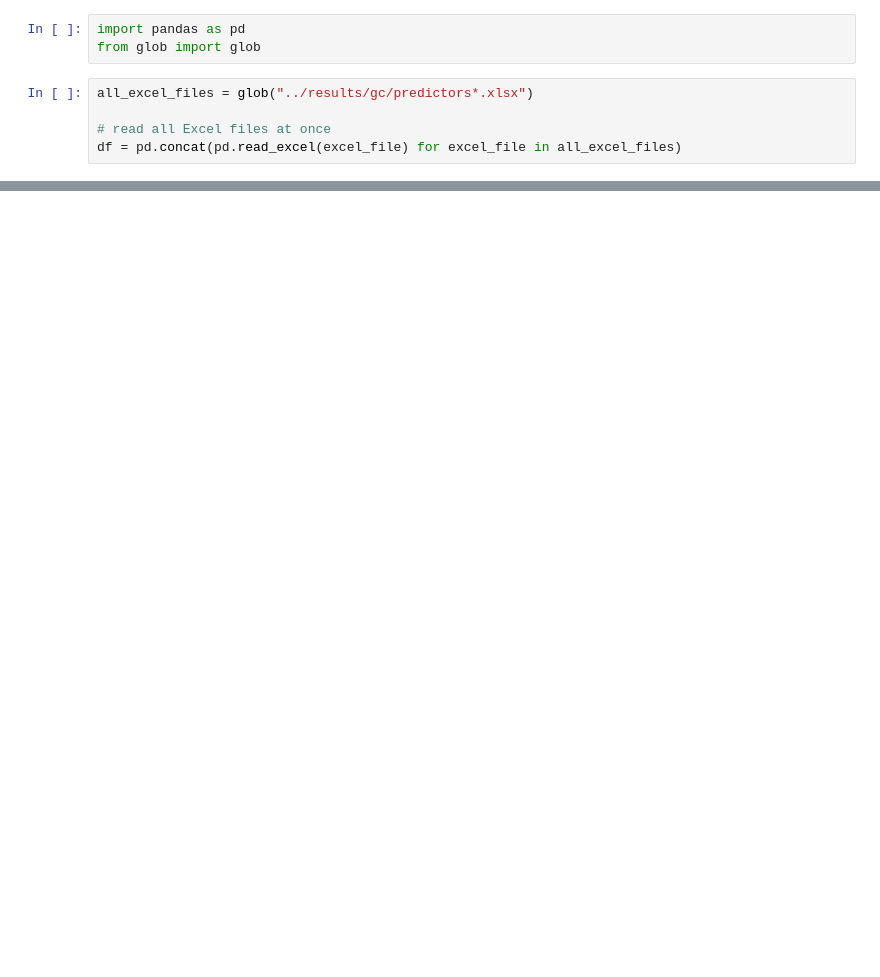
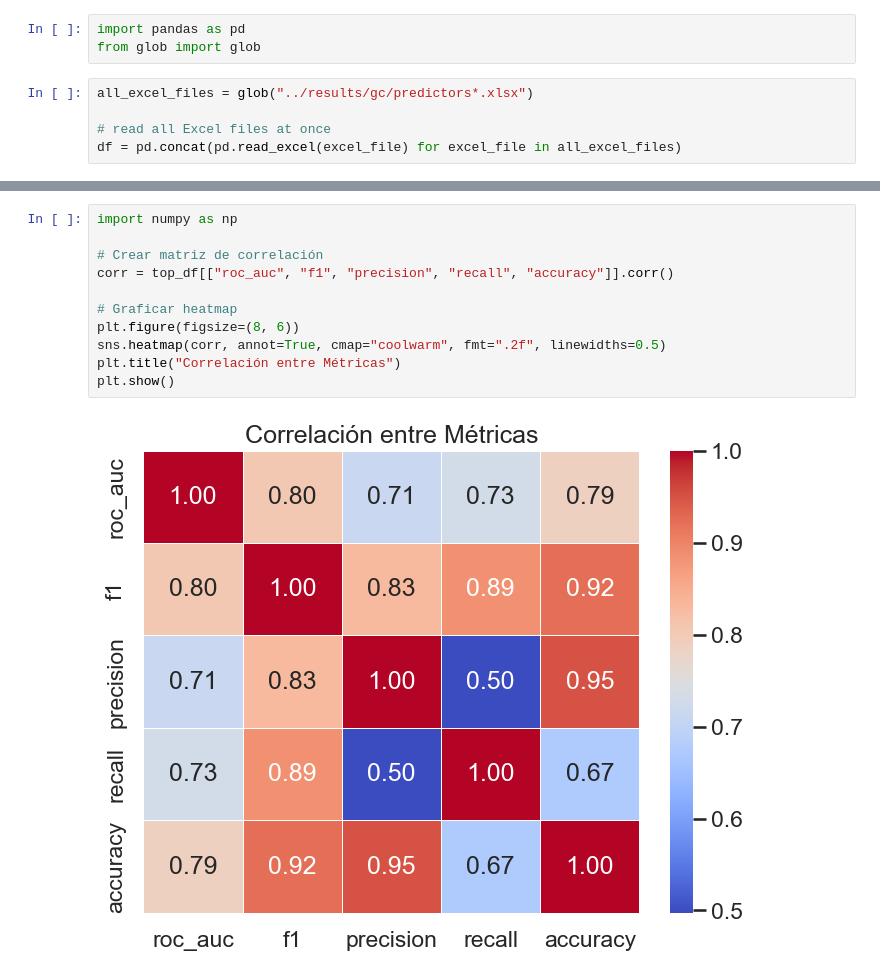
Before and after one commit to jgalanl/synthetic-data, a Jupyter notebook: analytics/analytics.ipynb, the cells around one changed output, grey strips where cells are left out. Cells and saved outputs as stored; diff of their text form; blank space fills up the shorter version.

```diff
--- a/analytics/analytics.ipynb
+++ b/analytics/analytics.ipynb
@@ -64,0 +177,13 @@ Passing `palette` without assigning `hue` is deprecated and will be removed in v
+# %%
+import numpy as np
+
+# Crear matriz de correlación
+corr = top_df[["roc_auc", "f1", "precision", "recall", "accuracy"]].corr()
+
+# Graficar heatmap
+plt.figure(figsize=(8, 6))
+sns.heatmap(corr, annot=True, cmap="coolwarm", fmt=".2f", linewidths=0.5)
+plt.title("Correlación entre Métricas")
+plt.show()
+# %% [output]
+[figure, added]
```
Also changed, not shown: parts of 17 cells of this notebook.
